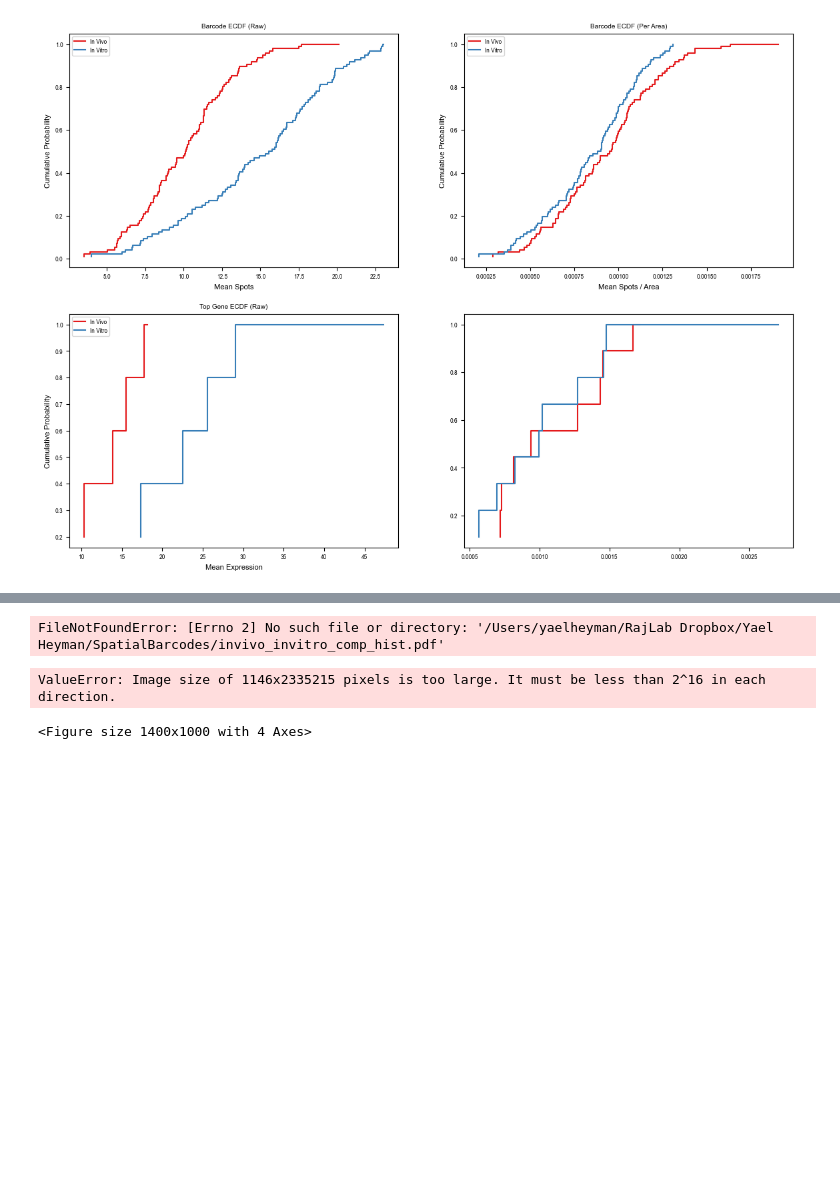
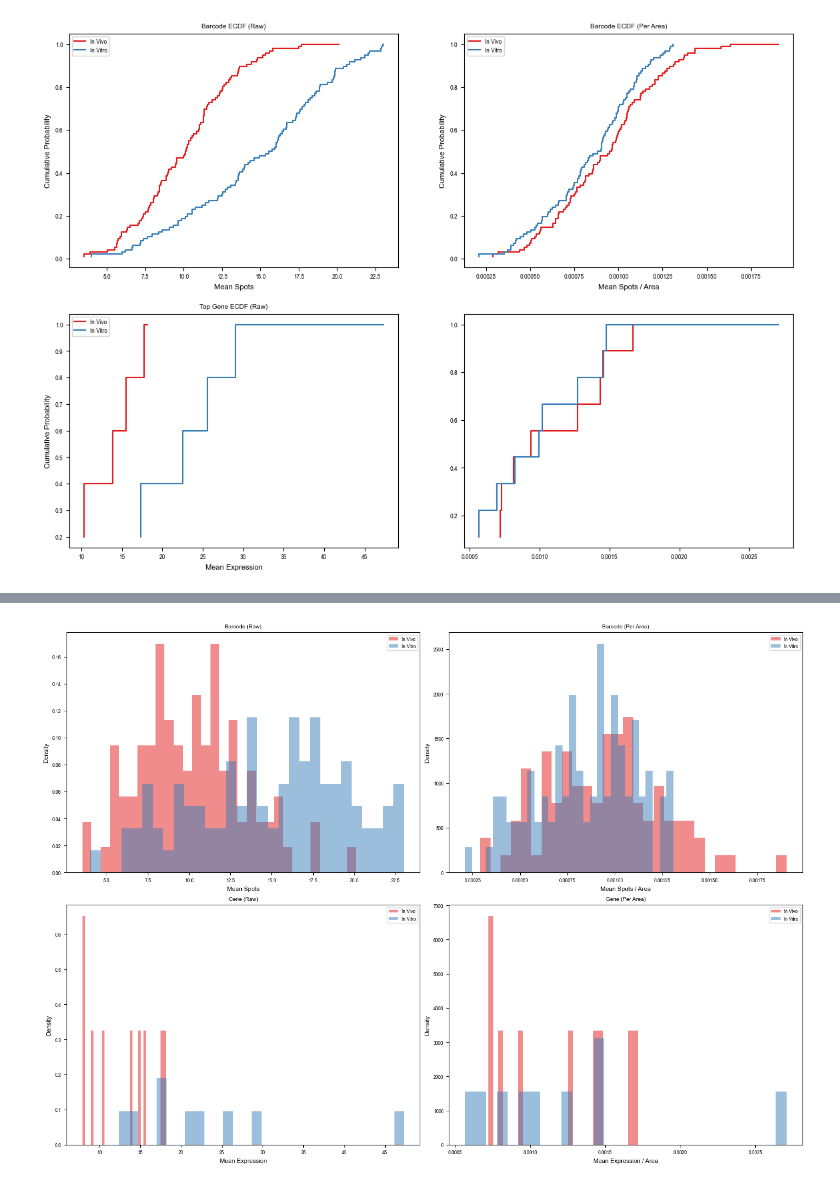
Before and after one commit to grantkinsler/SpatialBarcodes, a Jupyter notebook: plotScripts/invitro_v_invivo_expression.ipynb, the cells around one changed output, grey strips where cells are left out. Saved outputs shown, nothing was run; the diff lists cells and outputs as text; code cells hidden in the pictures; blank space fills up the shorter version.

```diff
--- a/plotScripts/invitro_v_invivo_expression.ipynb
+++ b/plotScripts/invitro_v_invivo_expression.ipynb
@@ -403,40 +403,38 @@ hist_data = [
         'pval': p_gene_top,
         'xlabel': 'Mean Expression'
     },
     {
         'title': 'Gene (Per Area)',
         'in_vivo': invivo_top_norm['mean_per_area'],
         'in_vitro': invitro_top_norm['mean_per_area'],
         'stat': stat_norm,
         'pval': p_norm,
         'xlabel': 'Mean Expression / Area'
     }
 ]
 
 # --- Plot loop ---
 for i, entry in enumerate(hist_data):
     ax = axs[i]
-    ax.hist(entry['in_vivo'], bins=30, alpha=0.5, color='#4C72B0', label='In Vivo', density=True)
-    ax.hist(entry['in_vitro'], bins=30, alpha=0.5, color='#55A868', label='In Vitro', density=True)
+    ax.hist(entry['in_vivo'], bins=30, alpha=0.5, color=sample_colors[2], label='In Vivo', density=True)
+    ax.hist(entry['in_vitro'], bins=30, alpha=0.5, color=sample_colors[0], label='In Vitro', density=True)
 
     ax.set_title(entry['title'])
     ax.set_xlabel(entry['xlabel'])
     ax.set_ylabel('Density')
     ax.legend()
 
     y_max = ax.get_ylim()[1]
     textstr = f"KS = {entry['stat']:.2f}\np = {entry['pval']:.2e}"
     props = dict(boxstyle='round,pad=0.3', facecolor='white', edgecolor='gray')
 
-    ax.text(0.5, y_max * 0.95, textstr,
-            transform=ax.transAxes,
-            fontsize=11, verticalalignment='top', horizontalalignment='center', bbox=props)
+    # ax.text(0.5, y_max * 0.95, textstr,
+    #         transform=ax.transAxes,
+    #         fontsize=11, verticalalignment='top', horizontalalignment='center', bbox=props)
 
 plt.tight_layout()
-plt.savefig('/Users/yaelheyman/RajLab Dropbox/Yael Heyman/SpatialBarcodes/invivo_invitro_comp_hist.pdf')
-plt.savefig('/Users/yaelheyman/RajLab Dropbox/Yael Heyman/SpatialBarcodes/invivo_invitro_comp_hist.png')
+# plt.savefig('/Users/yaelheyman/RajLab Dropbox/Yael Heyman/SpatialBarcodes/invivo_invitro_comp_hist.pdf')
+# plt.savefig('/Users/yaelheyman/RajLab Dropbox/Yael Heyman/SpatialBarcodes/invivo_invitro_comp_hist.png')
 plt.show()
 # %% [output]
-FileNotFoundError: [Errno 2] No such file or directory: '/Users/yaelheyman/RajLab Dropbox/Yael Heyman/SpatialBarcodes/invivo_invitro_comp_hist.pdf'
-ValueError: Image size of 1146x2335215 pixels is too large. It must be less than 2^16 in each direction.
-<Figure size 1400x1000 with 4 Axes>
+[figure, added]
```
Also changed, not shown: parts of 1 cell of this notebook, 6 other files.
